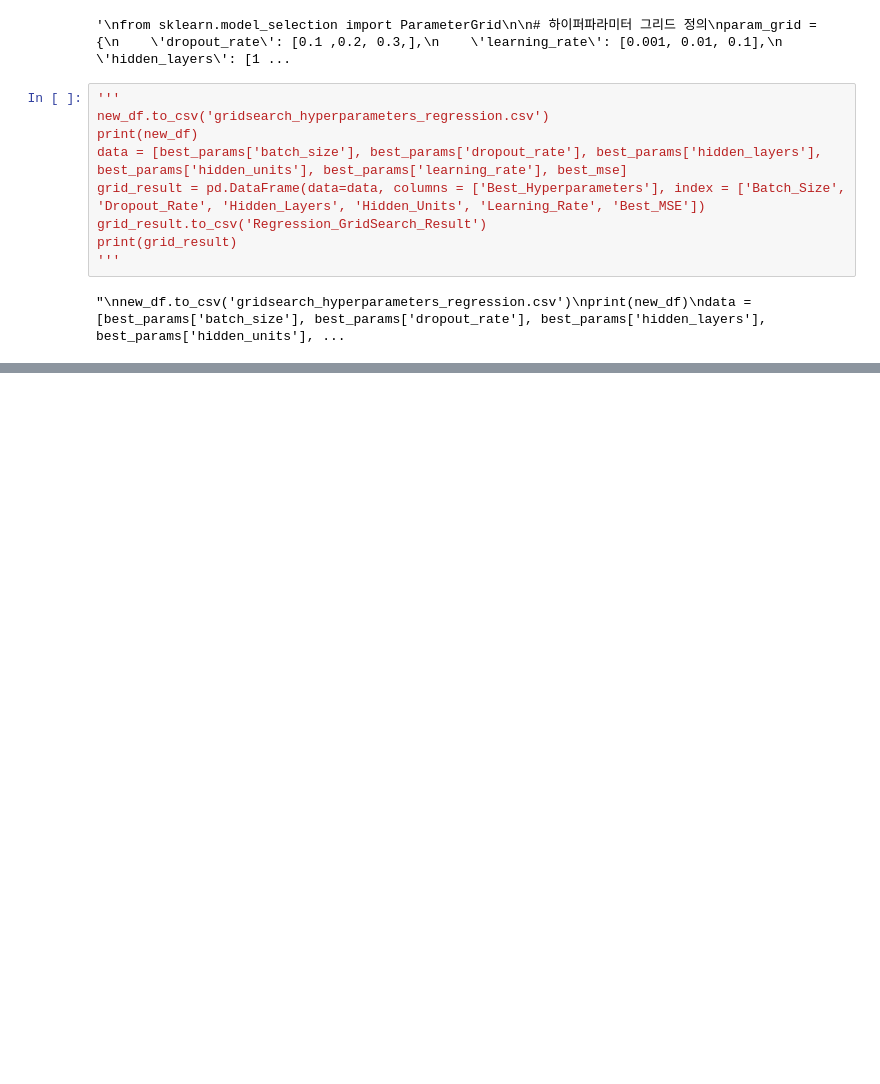
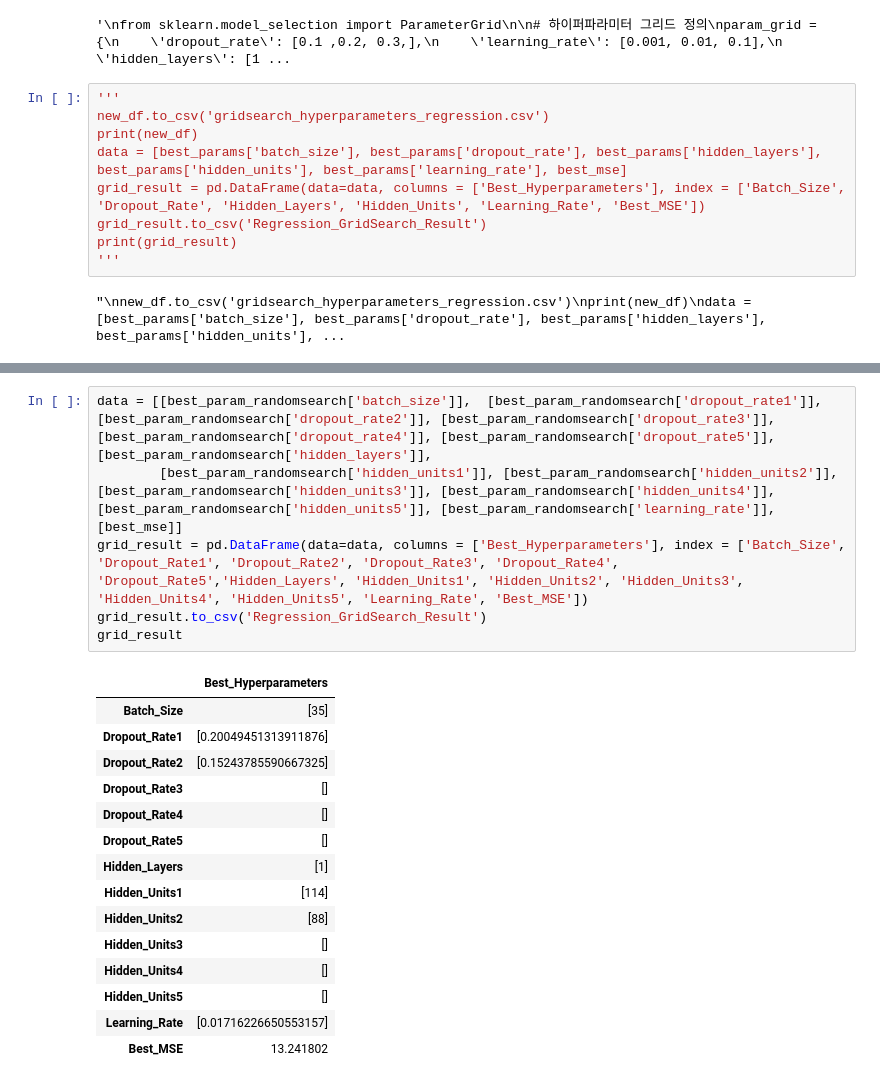
Before and after one commit to jongyunwoo/knocking-classification-and-multi-regression, a Jupyter notebook: multiregression/kncking multiregression.ipynb, the cells around one changed output, grey strips where cells are left out. Saved outputs shown, nothing was run; the diff lists cells and outputs as text; blank space fills up the shorter version.

```diff
--- a/multiregression/kncking multiregression.ipynb
+++ b/multiregression/kncking multiregression.ipynb
@@ -610,0 +724,22 @@ KeyboardInterrupt:
+# %%
+data = [[best_param_randomsearch['batch_size']],  [best_param_randomsearch['dropout_rate1']], [best_param_randomsearch['dropout_rate2']], [best_param_randomsearch['dropout_rate3']], [best_param_randomsearch['dropout_rate4']], [best_param_randomsearch['dropout_rate5']], [best_param_randomsearch['hidden_layers']],
+        [best_param_randomsearch['hidden_units1']], [best_param_randomsearch['hidden_units2']], [best_param_randomsearch['hidden_units3']], [best_param_randomsearch['hidden_units4']], [best_param_randomsearch['hidden_units5']], [best_param_randomsearch['learning_rate']], [best_mse]]
+grid_result = pd.DataFrame(data=data, columns = ['Best_Hyperparameters'], index = ['Batch_Size', 'Dropout_Rate1', 'Dropout_Rate2', 'Dropout_Rate3', 'Dropout_Rate4', 'Dropout_Rate5','Hidden_Layers', 'Hidden_Units1', 'Hidden_Units2', 'Hidden_Units3', 'Hidden_Units4', 'Hidden_Units5', 'Learning_Rate', 'Best_MSE'])
+grid_result.to_csv('Regression_GridSearch_Result')
+grid_result
+# %% [output]
+|  | Best_Hyperparameters |
+| Batch_Size | [35] |
+| Dropout_Rate1 | [0.20049451313911876] |
+| Dropout_Rate2 | [0.15243785590667325] |
+| Dropout_Rate3 | [] |
+| Dropout_Rate4 | [] |
+| Dropout_Rate5 | [] |
+| Hidden_Layers | [1] |
+| Hidden_Units1 | [114] |
+| Hidden_Units2 | [88] |
+| Hidden_Units3 | [] |
+| Hidden_Units4 | [] |
+| Hidden_Units5 | [] |
+| Learning_Rate | [0.01716226650553157] |
+| Best_MSE | 13.241802 |
```
Also changed, not shown: parts of 15 cells of this notebook, 19 other files.
